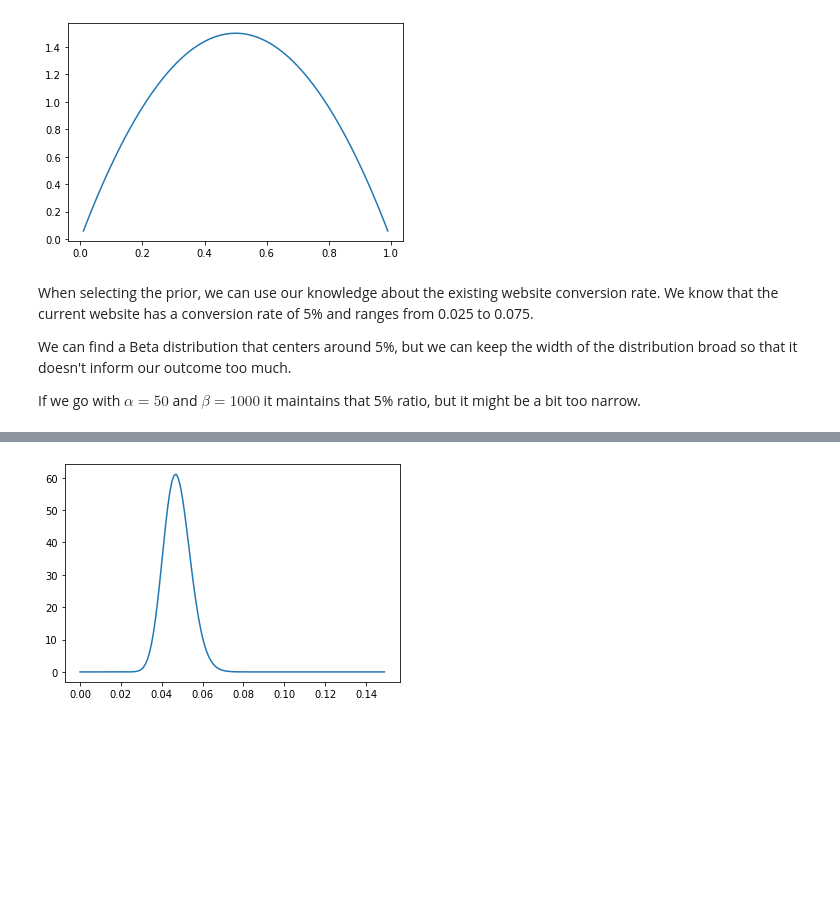
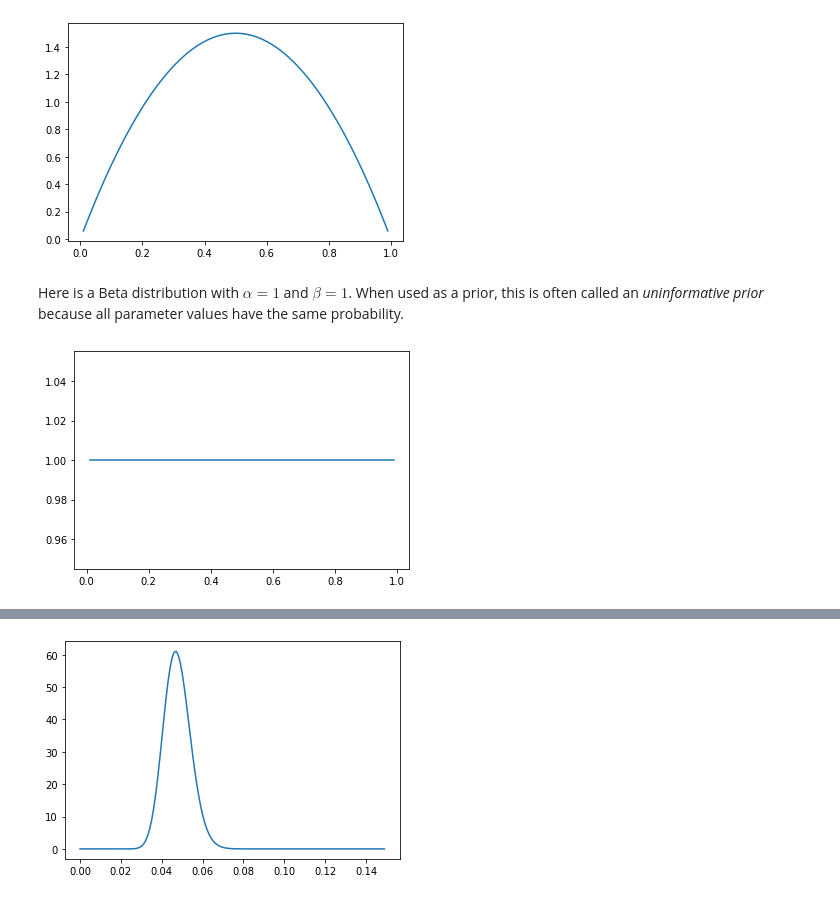
Before and after one commit to javidjamae/data-science, a Jupyter notebook: experimentation/Bayesian-a-b-testing.ipynb, the cells around one changed output, grey strips where cells are left out. Drawn from its saved outputs; the diff is of its cells as text; code cells hidden in the pictures; blank space fills up the shorter version.

```diff
--- a/statistics/Bayesian-a-b-testing.ipynb
+++ b/experimentation/Bayesian-a-b-testing.ipynb
@@ -73,9 +77,14 @@ plt.plot(x,y)
 plt.show()
 # %% [output]
 [figure]
-# %% [markdown]
-When selecting the prior, we can use our knowledge about the existing website conversion rate. We know that the current website has a conversion rate of 5% and ranges from 0.025 to 0.075.
-
-We can find a Beta distribution that centers around 5%, but we can keep the width of the distribution broad so that it doesn't inform our outcome too much.
-
-If we go with $\alpha=50$ and $\beta=1000$ it maintains that 5% ratio, but it might be a bit too narrow.
+# %% [markdown]
+Here is a Beta distribution with $\alpha=1$ and $\beta=1$. When used as a prior, this is often called an *uninformative prior* because all parameter values have the same probability.
+# %%
+a = 1
+b = 1
+x = np.arange (0.01, 1, 0.01)
+y = beta.pdf(x,a,b)
+plt.plot(x,y)
+plt.show()
+# %% [output]
+[figure, added]
```
Also changed, not shown: parts of 34 cells of this notebook.
